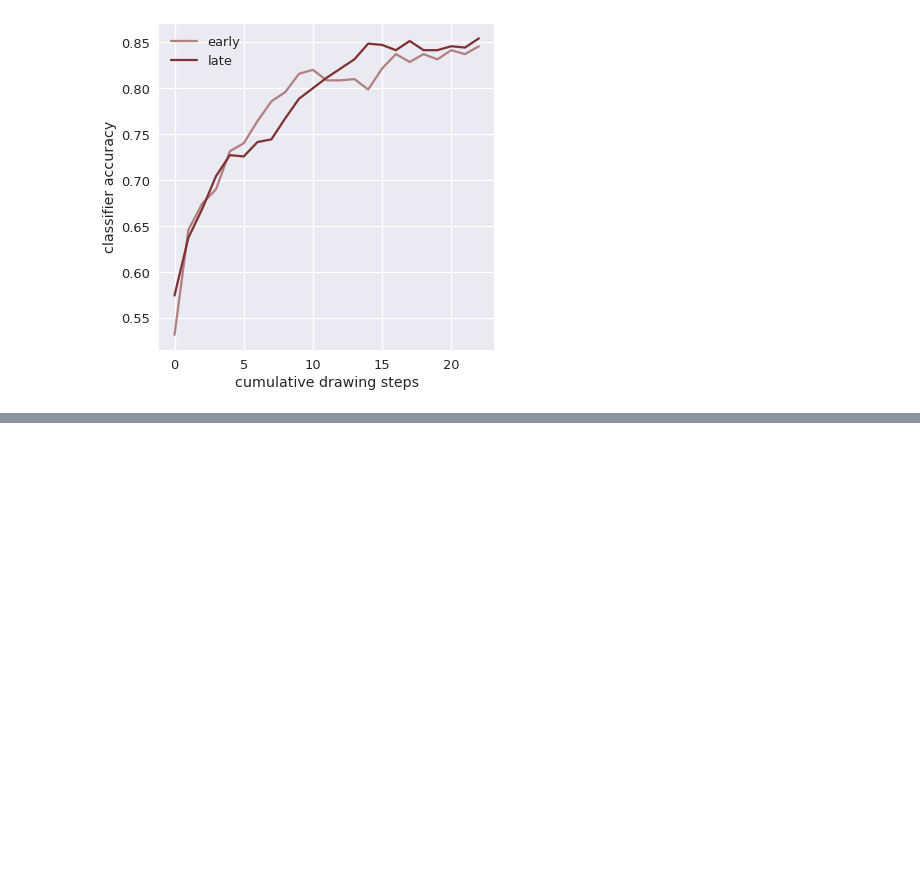
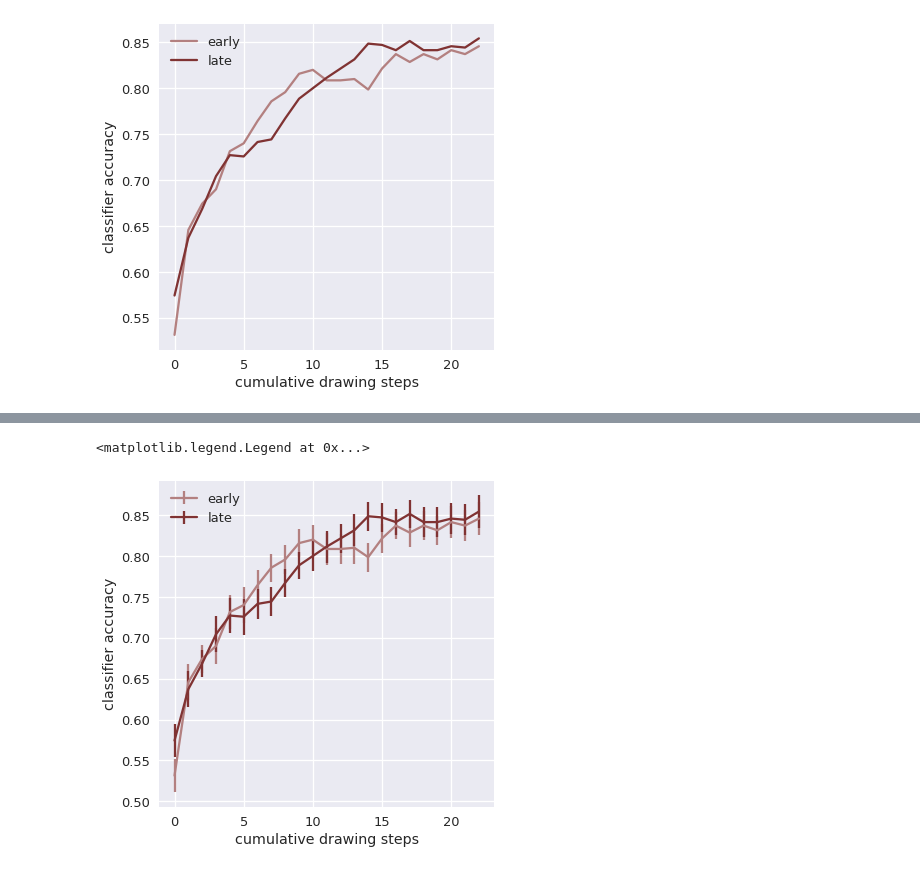
Before and after one commit to judithfan/sketchfeat, a Jupyter notebook: sketches/sketch_feature_analysis_Judy.ipynb, the cells around one changed output, grey strips where cells are left out. Saved outputs shown, nothing was run; the diff lists cells and outputs as text; code cells hidden in the pictures; blank space fills up the shorter version.

```diff
--- a/sketches/sketch_feature_analysis_Judy.ipynb
+++ b/sketches/sketch_feature_analysis_Judy.ipynb
@@ -1055,0 +1065,24 @@ LQ = Q.groupby(['chunk','subj'])['late']
+# %%
+Q = pd.read_csv('sketch_recognizability_timecourse_within_sketch_within_run_5vs5.csv')
+num_subs = len(np.unique(Q.subj.values))
+step_range = np.unique(Q.chunk.values)
+EQ = Q.groupby(['chunk'])['early']
+LQ = Q.groupby(['chunk'])['late']
+sns.set_context('talk')
+fig = plt.figure(figsize=(6,6))
+plt.errorbar(step_range,
+             EQ.apply(lambda x: np.mean(x)),
+             color=(0.7,0.5,0.5),
+             yerr=EQ.apply(lambda x: np.std(x)/np.sqrt(num_subs)),
+             label='early')
+plt.errorbar(step_range,
+             LQ.apply(lambda x: np.mean(x)),
+             color=(0.5,0.2,0.2),
+             yerr=EQ.apply(lambda x: np.std(x)/np.sqrt(num_subs)),
+             label='late')
+plt.xlabel('cumulative drawing steps')
+plt.ylabel('classifier accuracy')
+plt.legend()
+# %% [output]
+<matplotlib.legend.Legend at 0x...>
+[figure, added]
```
Also changed, not shown: parts of 12 cells of this notebook, 1 other file.
